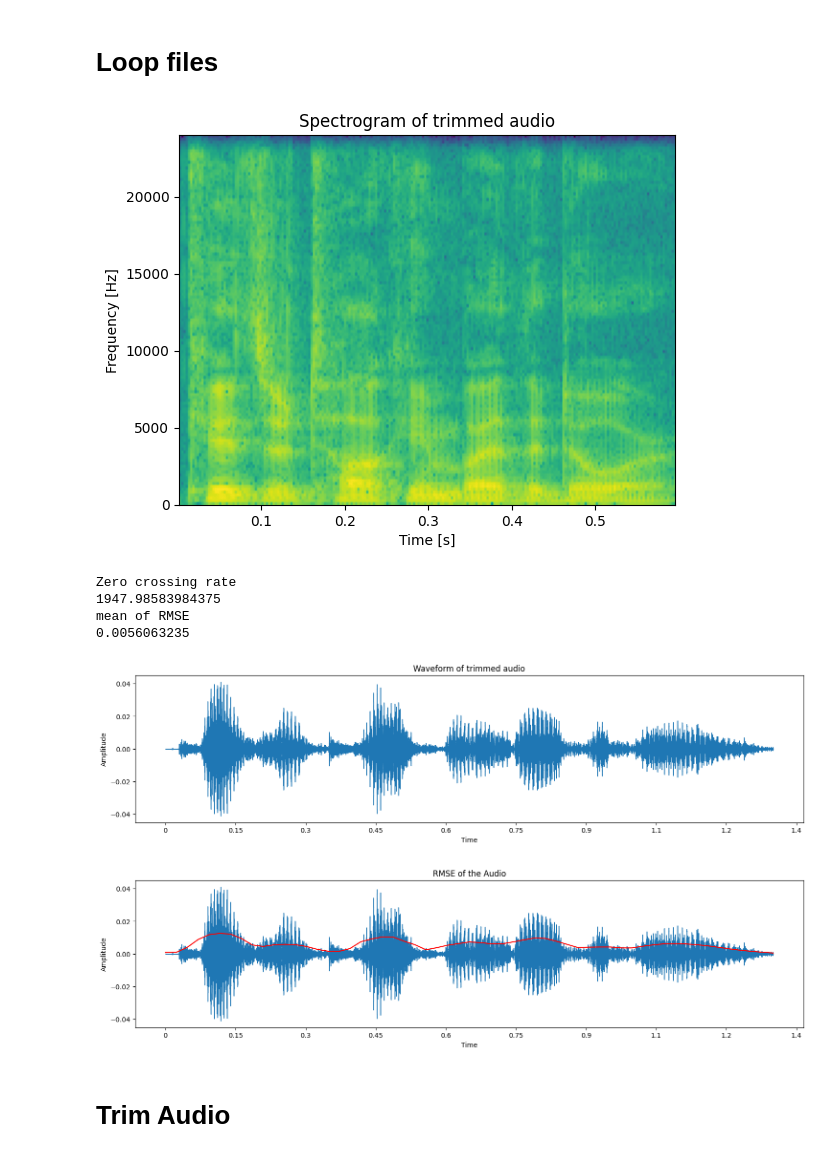
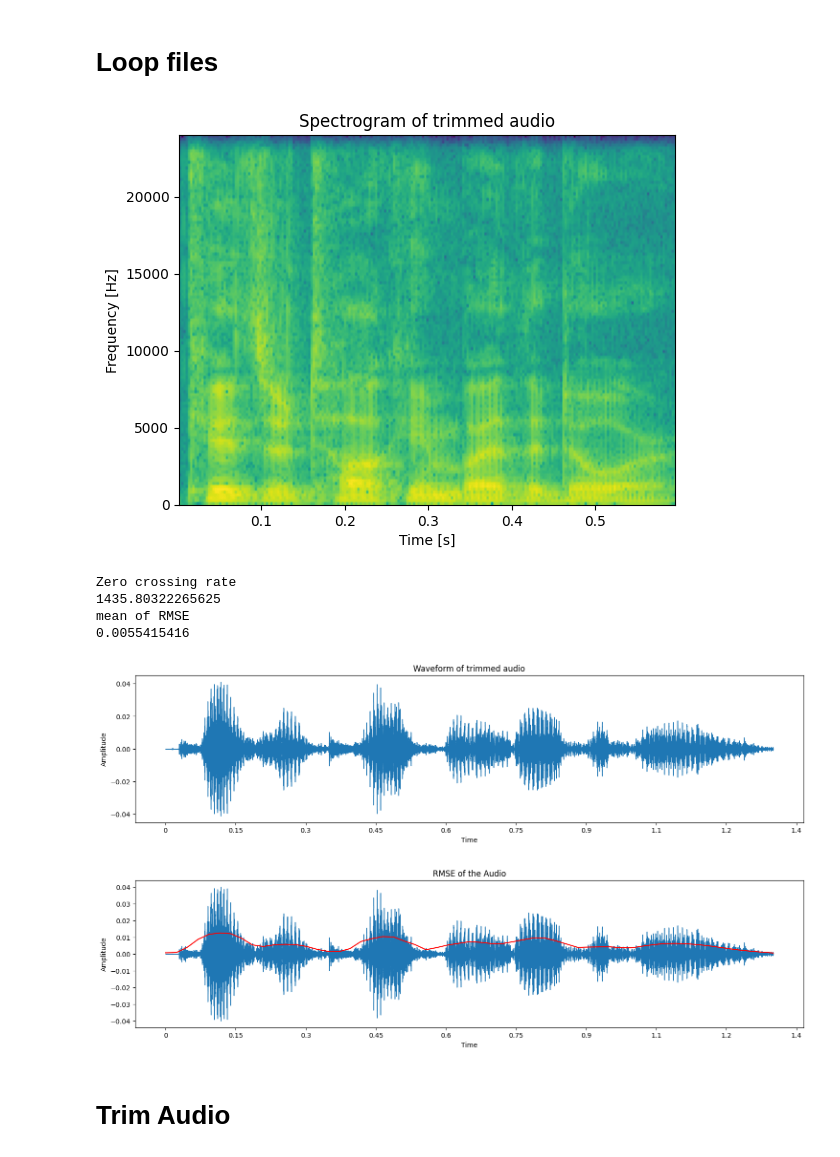
Before and after one commit to klarafolke/speech-emotion-recognition-gender-gap, a Jupyter notebook: emotionClassification.ipynb, the cells around one changed output. Cells and saved outputs as stored; diff of their text form; code cells hidden in the pictures.

Commit message:
remove noise

```diff
--- a/emotionClassification.ipynb
+++ b/emotionClassification.ipynb
@@ -126,34 +126,36 @@ fig.subplots_adjust(hspace=.5)
 # %%
 # for index, file in ravdess_dataframe.iterrows():
     # Load the file
     # Librosa.load returns audio times series (np array) and sampling rate of audio
     #audio, samplingRate = librosa.load(file['path'])
 
     # remove noise
 
     # zero crossing rate
 
 audio, samplingRate = librosa.load(filename)
 
 audioTrimmed = trimAudio(audio, samplingRate, filename)
 duration = len(audioTrimmed)/samplingRate
 
+audioNoNoise = removeNoise(audioTrimmed, samplingRate, filename)
 
-zero_crossing = zeroCrossingRate(audioTrimmed, samplingRate)
+
+zero_crossing = zeroCrossingRate(audioNoNoise, samplingRate)
 print("Zero crossing rate")
 print(sum(zero_crossing)/duration) # zero crossings / sek
 
-rmse = RMSE(audioTrimmed, samplingRate, filename)
+rmse = RMSE(audioNoNoise, samplingRate, filename)
 print("mean of RMSE") # rmse / frame
 print(np.mean(rmse[0]))
 # %% [output]
 [figure]
 Zero crossing rate
-1947.98583984375
+1435.80322265625
 mean of RMSE
-0.0056063235
+0.0055415416
 [figure]
-[figure, old version]
+[figure, new version]
 # %% [markdown]
 # Trim Audio
 # %%
```
Also changed, not shown: parts of 2 cells of this notebook.
